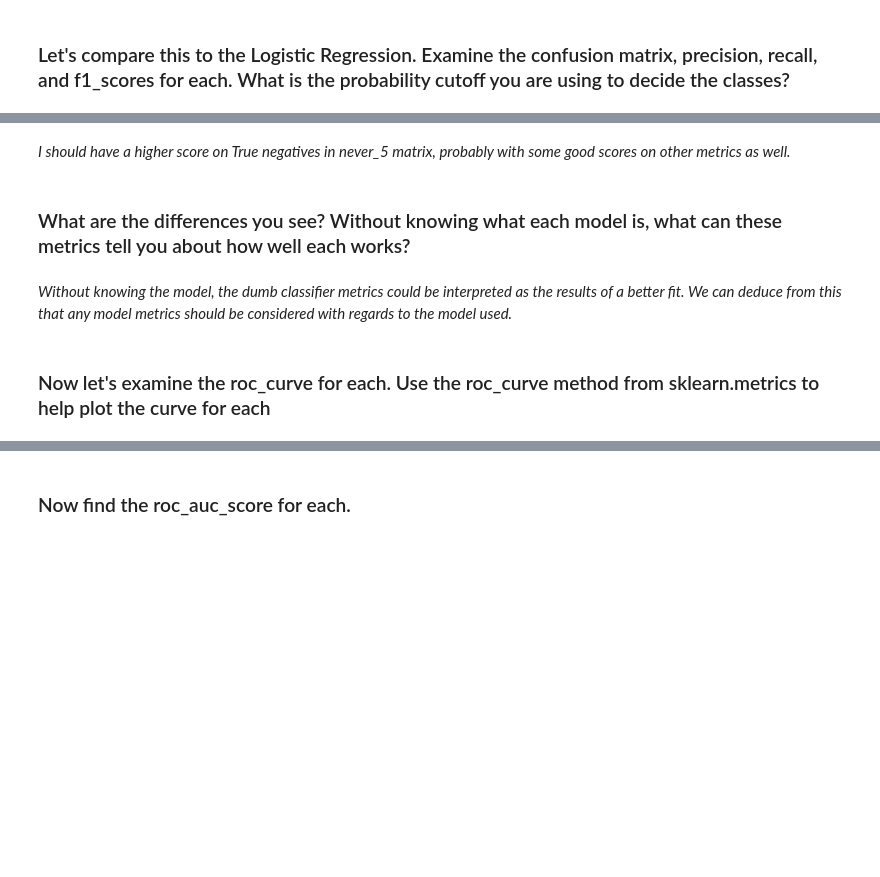
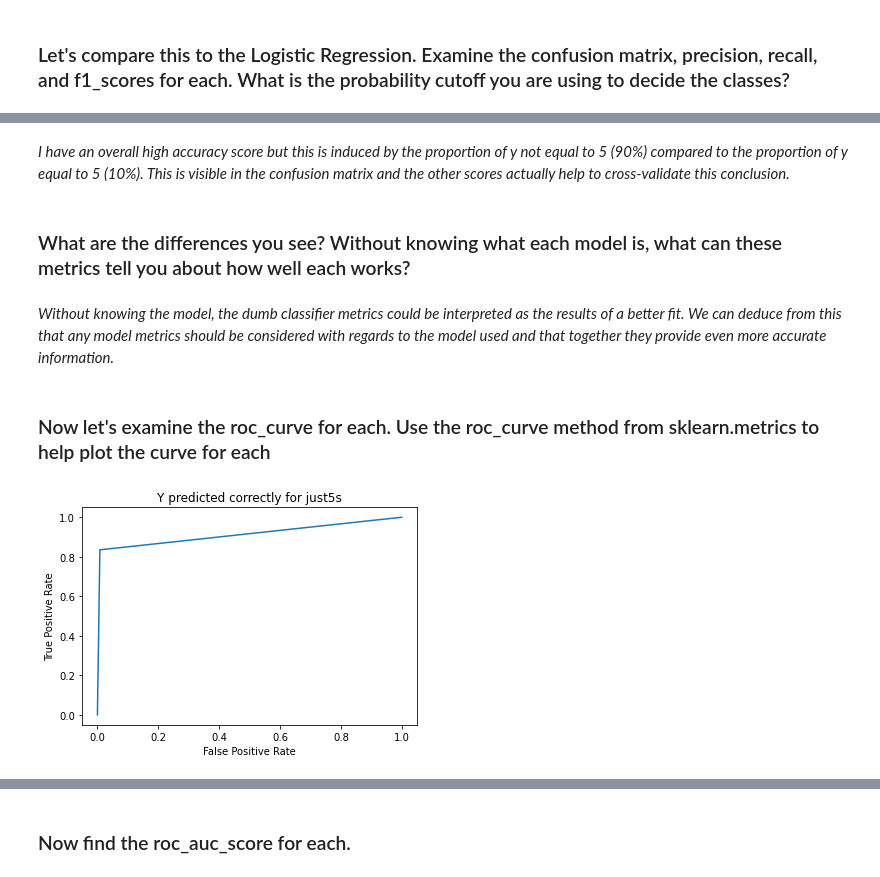
Before and after one commit to shinanna/Labs, a Jupyter notebook: Module3/8-Evaluation-Recall-and-Precision/your-code/main-trials.ipynb, the cells around one changed output, grey strips where cells are left out. Saved outputs shown, nothing was run; the diff lists cells and outputs as text; code cells hidden in the pictures; blank space fills up the shorter version.

```diff
--- a/Module3/8-Evaluation-Recall-and-Precision/your-code/main-trials.ipynb
+++ b/Module3/8-Evaluation-Recall-and-Precision/your-code/main-trials.ipynb
@@ -84,8 +84,8 @@ y[y=='5']
 Name: class, Length: 6313, dtype: category
 Categories (10, object): ['0', '1', '2', '3', ..., '6', '7', '8', '9']
 # %%
-# assign train-test split
-X_train_5 = X_train[y=='5']
-X_test_5 = X_test[y=='5']
-y_train_5 = y_train[y=='5']
-y_test_5 = y_test[y=='5']
+# assign new train-test y for 5
+y_train_5 = np.where(y_train=='5', 1, 0)
+y_test_5 = np.where(y_test=='5',1, 0)
+
+print(X_train.shape, y_train_5.shape, X_test.shape, y_test_5.shape)
@@ -161,14 +180,17 @@ print(metrics.f1_score(y_test_5_binary, never_5))
-# %% [markdown]
-*I should have a higher score on True negatives in never_5 matrix, probably with some good scores on other metrics as well.*
+# %% [markdown]
+*I have an overall high accuracy score but this is induced by the proportion of y not equal to 5 (90%) compared to the proportion of y equal to 5 (10%). This is visible in the confusion matrix and the other scores actually help to cross-validate this conclusion.*
 # %% [markdown]
 ### What are the differences you see? Without knowing what each model is, what can these metrics tell you about how well each works?
 # %% [markdown]
-*Without knowing the model, the dumb classifier metrics could be interpreted as the results of a better fit. We can deduce from this that any model metrics should be considered with regards to the model used.*
+*Without knowing the model, the dumb classifier metrics could be interpreted as the results of a better fit. We can deduce from this that any model metrics should be considered with regards to the model used and that together they provide even more accurate information.*
 # %% [markdown]
 ### Now let's examine the roc_curve for each. Use the roc_curve method from sklearn.metrics to help plot the curve for each
 # %%
-fpr, tpr, thresholds = metrics.roc_curve(y_test_5_binary, binary_5)
+fpr, tpr, thresholds = metrics.roc_curve(y_test_5, y_pred_5)
 roc_auc = metrics.auc(fpr, tpr)
 display = metrics.RocCurveDisplay(fpr=fpr, tpr=tpr)
 display.plot()
+plt.title('Y predicted correctly for just5s')
 plt.show()
+# %% [output]
+[figure, added]
```
Also changed, not shown: parts of 20 cells of this notebook, 1 other file.
